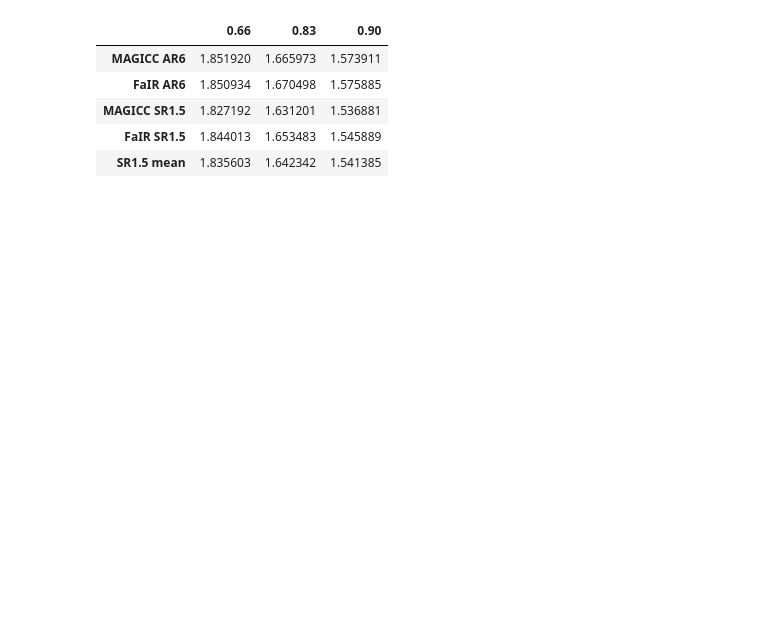
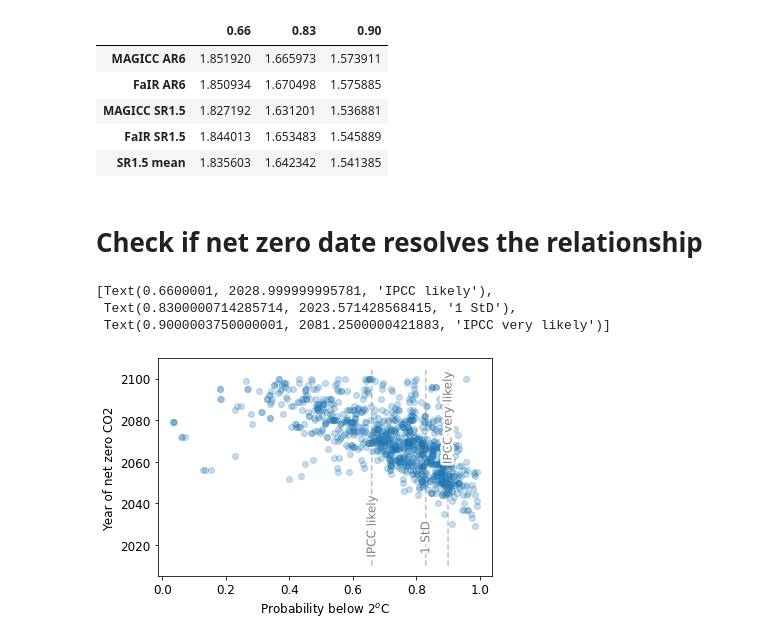
Before and after one commit to Rlamboll/HowBelowIsWellBelow, a Jupyter notebook: MapExceedanceProbToMedianWarming.ipynb, the cells around one changed output. Saved outputs shown, nothing was run; the diff lists cells and outputs as text; code cells hidden in the pictures; blank space fills up the shorter version.

Commit message:
Updated to include 1.8C 66% test and net zero date test.

```diff
--- a/MapExceedanceProbToMedianWarming.ipynb
+++ b/MapExceedanceProbToMedianWarming.ipynb
@@ -147,3 +177,18 @@ results
 | SR1.5 mean | 1.835603 | 1.642342 | 1.541385 |
 # %%
 results.round(3).to_csv("./output/ConversionResults.csv")
+# %% [markdown]
+# Check if net zero date resolves the relationship
+# %%
+plt.scatter(x=1-ar6meta[ar6magiccexceed2c], y=ar6meta["Year of netzero CO2 emissions (Harm-Infilled) Table SPM2"], alpha=0.25)
+plt.xlabel("Probability below 2$^o$C")
+plt.ylabel("Year of net zero CO2")
+for x, label in [(0.66, "IPCC likely"), (0.83, "1 StD"), (0.9, "IPCC very likely")]:
+    plt.plot([x, x+fringe], [2010, 2105], color="grey", linestyle="--", label=label, alpha=0.5)
+lines = plt.gca().get_lines()
+labelLines(lines[-3:], align=True, xvals=[0.66+fringe*1/5, 0.83+fringe*1/7, 0.90+fringe*3/4])
+# %% [output]
+[Text(0.6600001, 2028.999999995781, 'IPCC likely'),
+ Text(0.8300000714285714, 2023.571428568415, '1 StD'),
+ Text(0.9000003750000001, 2081.2500000421883, 'IPCC very likely')]
+[figure, added]
```
Also changed, not shown: parts of 13 cells of this notebook.
